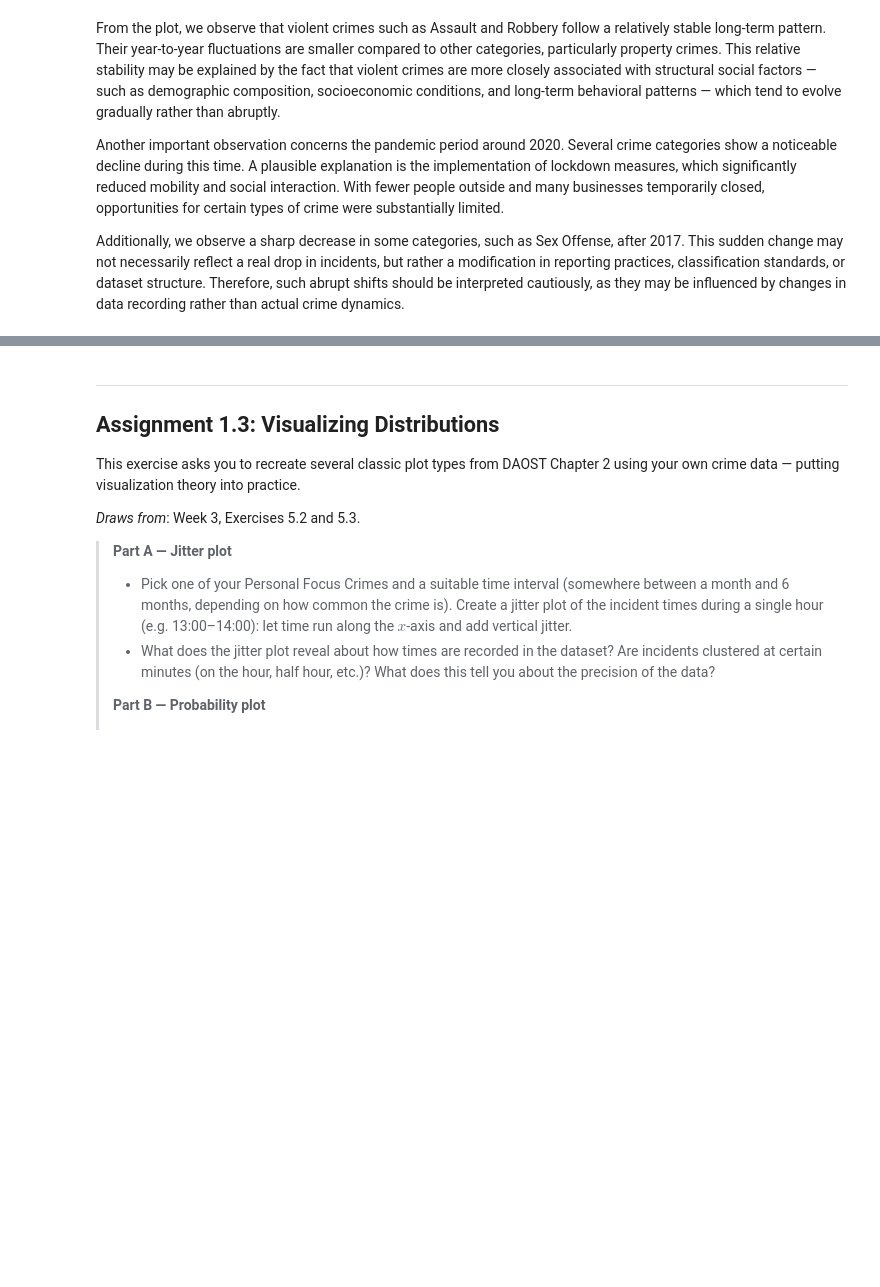
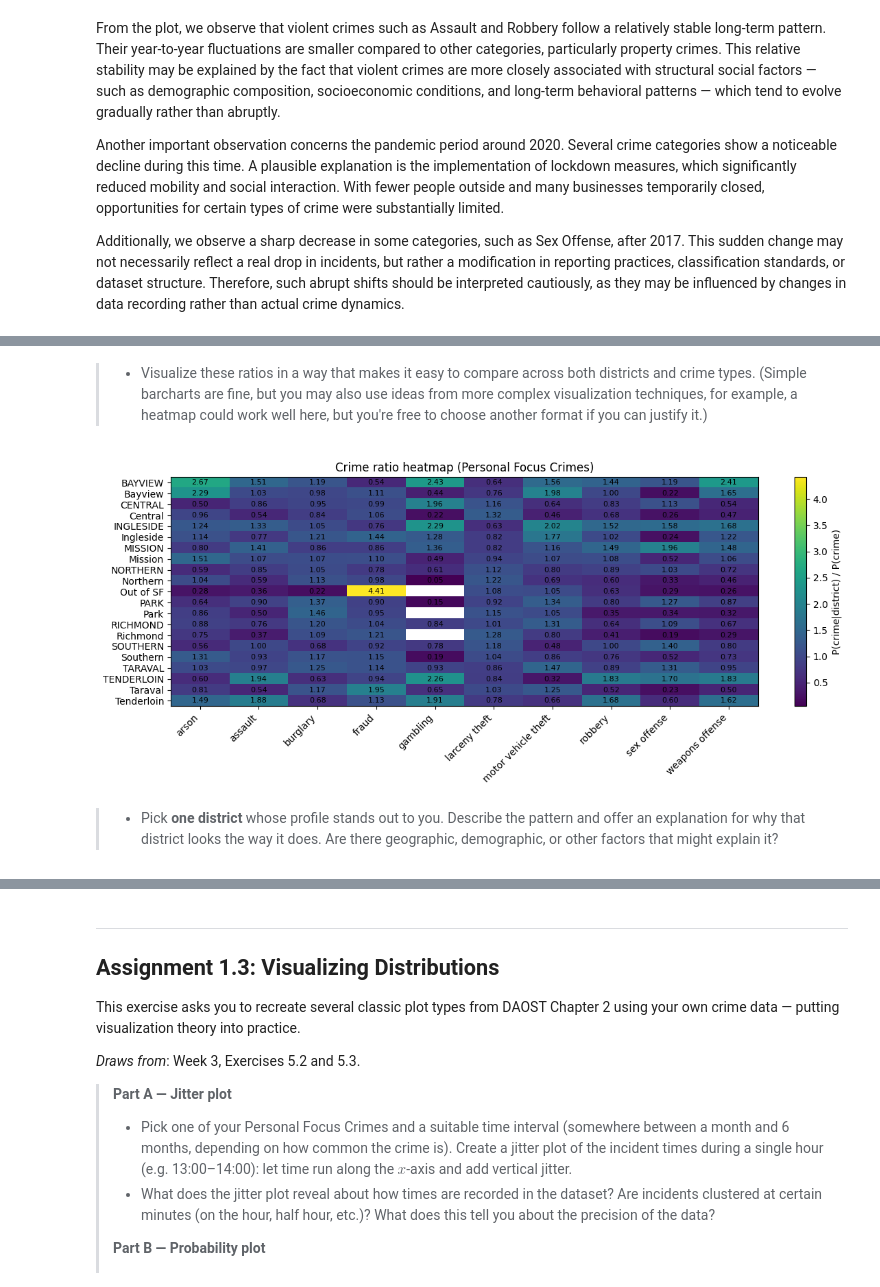
Before and after one commit to FergadakisN/assignment1_social_data_analysis, a Jupyter notebook: Assignment1.ipynb, the cells around one changed output, grey strips where cells are left out. Saved outputs shown, nothing was run; the diff lists cells and outputs as text; code cells hidden in the pictures; blank space fills up the shorter version.

```diff
--- a/Assignment1.ipynb
+++ b/Assignment1.ipynb
@@ -159,0 +174,12 @@ Different parts of the city have very different crime patterns. Here we quantify
+# %%
+#calculate p(crime)
+p_crime = focus_crimes_df["Incident Category"].value_counts(normalize=True)
+
+#compute probability of each crime per district
+p_crime_per_district = (focus_crimes_df.groupby("Police District")["Incident Category"]).value_counts(normalize=True).rename("p").reset_index()
+
+#compute ratio
+P_crime_df = p_crime.rename("p_city").reset_index().rename(columns={"index": "Incident Category"})
+ratio_df = p_crime_per_district.merge(P_crime_df, on="Incident Category", how="left")
+ratio_df["ratio"] = ratio_df["p"] / ratio_df["p_city"]
+print(ratio_df)
@@ -159,0 +201,31 @@ Different parts of the city have very different crime patterns. Here we quantify
+# %% [markdown]
+> * Visualize these ratios in a way that makes it easy to compare across both districts and crime types. (Simple barcharts are fine, but you may also use ideas from more complex visualization techniques, for example, a heatmap could work well here, but you're free to choose another format if you can justify it.)
+# %%
+import numpy as np
+
+heat = ratio_df.pivot(
+    index="Police District",
+    columns="Incident Category",
+    values="ratio"
+)
+
+plt.figure(figsize=(12, 5))
+img = plt.imshow(heat, aspect="auto")
+plt.colorbar(img, label="P(crime|district) / P(crime)")
+
+# --- annotate each cell with the ratio value ---
+for i in range(heat.shape[0]):          # rows (districts)
+    for j in range(heat.shape[1]):      # cols (crime types)
+        val = heat.iat[i, j]            # fast cell access
+        if pd.notna(val):               # skip missing cells
+            plt.text(j, i, f"{val:.2f}", ha="center", va="center", fontsize=8)
+
+plt.xticks(range(len(heat.columns)), heat.columns, rotation=45, ha="right")
+plt.yticks(range(len(heat.index)), heat.index)
+plt.title("Crime ratio heatmap (Personal Focus Crimes)")
+plt.tight_layout()
+plt.show()
+# %% [output]
+[figure, added]
+# %% [markdown]
+> * Pick **one district** whose profile stands out to you. Describe the pattern and offer an explanation for why that district looks the way it does. Are there geographic, demographic, or other factors that might explain it?
```
Also changed, not shown: parts of 4 cells of this notebook.
